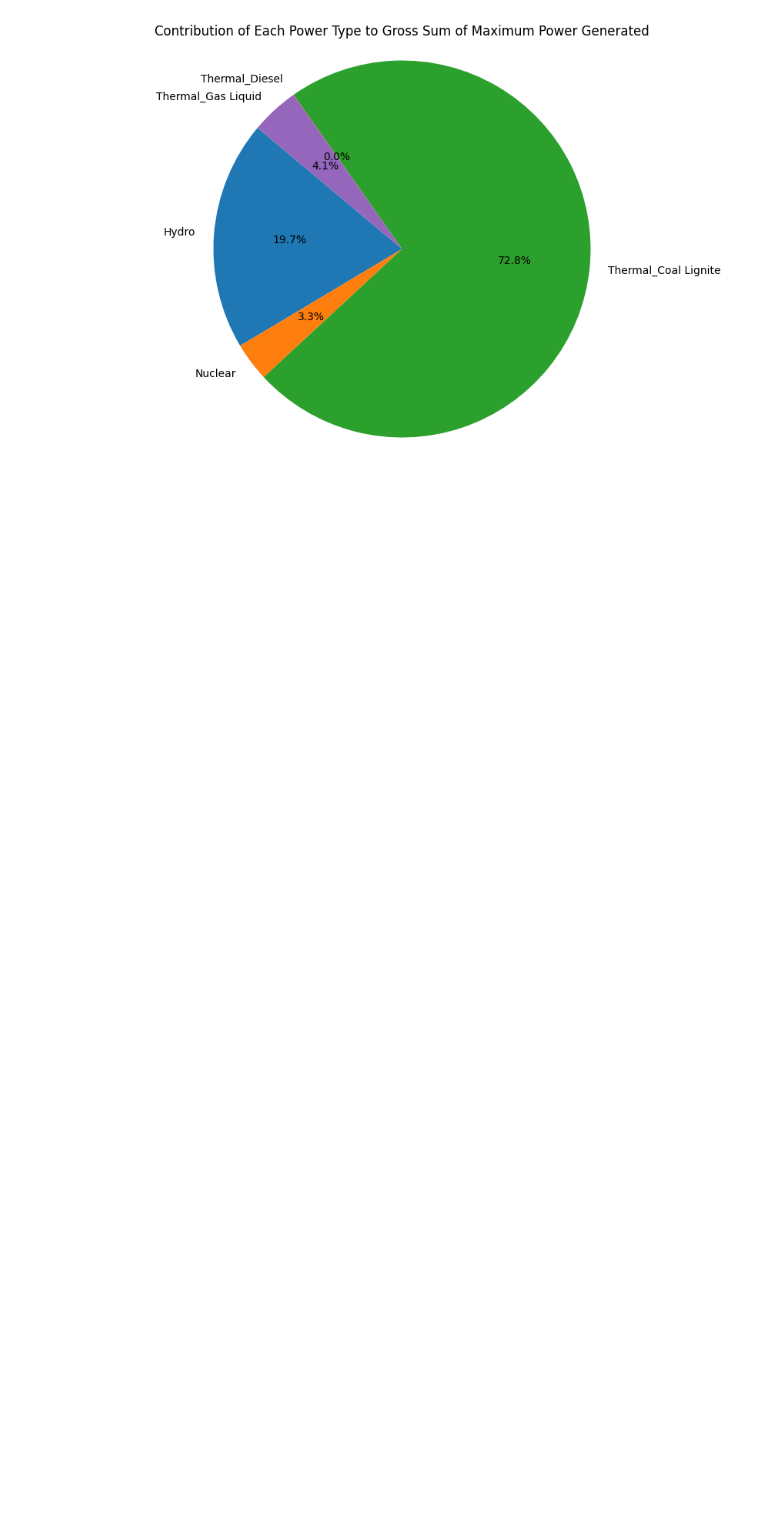
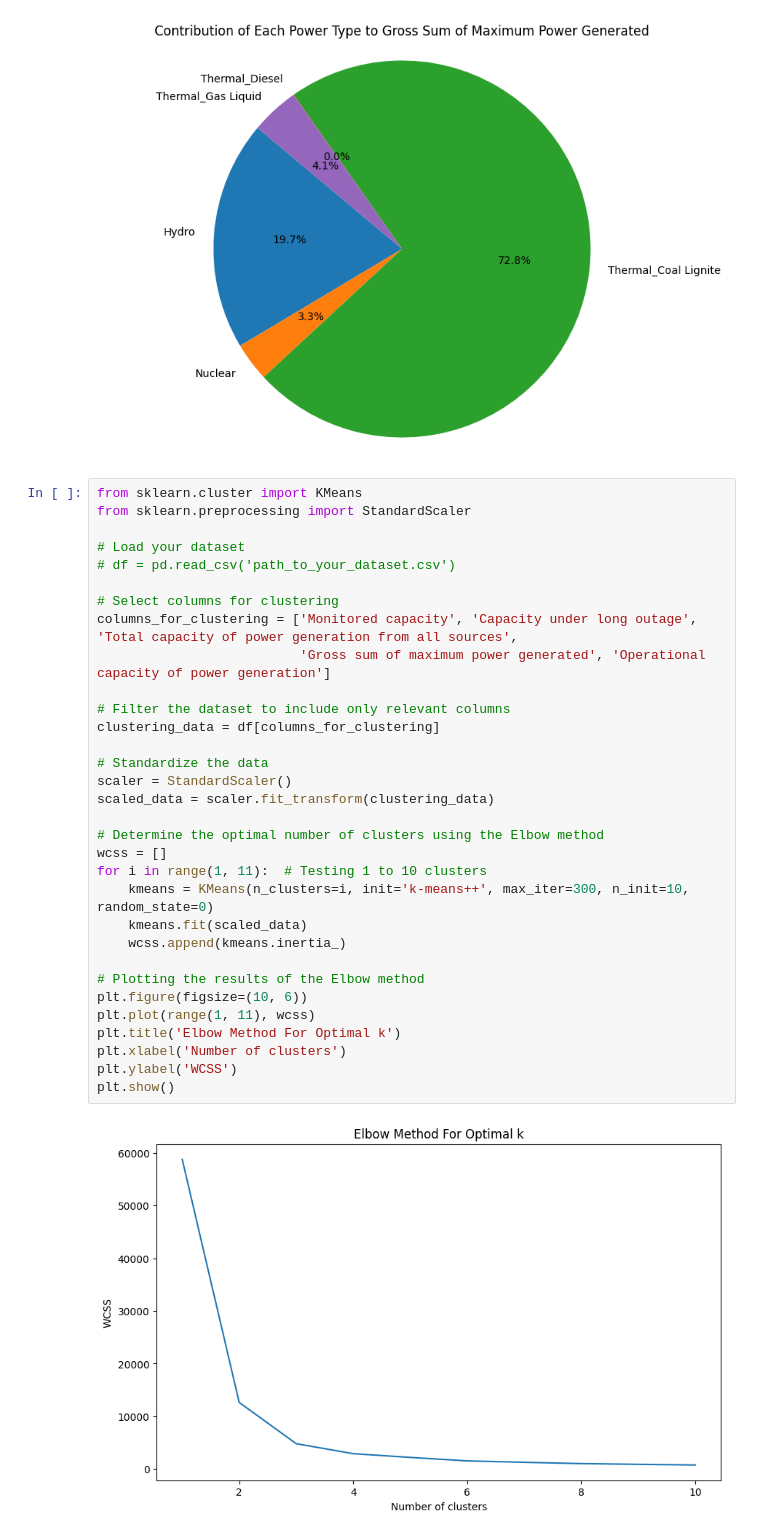
Before and after one commit to paritosh-101/smart_city_project2, a Jupyter notebook: scratch.ipynb, the cells around one changed output. Cells and saved outputs as stored; diff of their text form; blank space fills up the shorter version.

```diff
--- a/scratch.ipynb
+++ b/scratch.ipynb
@@ -539,3 +539,37 @@ plt.axis('equal')  # Equal aspect ratio ensures that pie is drawn as a circle.
 plt.show()
 # %% [output]
 [figure]
+# %%
+from sklearn.cluster import KMeans
+from sklearn.preprocessing import StandardScaler
+
+# Load your dataset
+# df = pd.read_csv('path_to_your_dataset.csv')
+
+# Select columns for clustering
+columns_for_clustering = ['Monitored capacity', 'Capacity under long outage', 'Total capacity of power generation from all sources',
+                          'Gross sum of maximum power generated', 'Operational capacity of power generation']
+
+# Filter the dataset to include only relevant columns
+clustering_data = df[columns_for_clustering]
+
+# Standardize the data
+scaler = StandardScaler()
+scaled_data = scaler.fit_transform(clustering_data)
+
+# Determine the optimal number of clusters using the Elbow method
+wcss = []
+for i in range(1, 11):  # Testing 1 to 10 clusters
+    kmeans = KMeans(n_clusters=i, init='k-means++', max_iter=300, n_init=10, random_state=0)
+    kmeans.fit(scaled_data)
+    wcss.append(kmeans.inertia_)
+
+# Plotting the results of the Elbow method
+plt.figure(figsize=(10, 6))
+plt.plot(range(1, 11), wcss)
+plt.title('Elbow Method For Optimal k')
+plt.xlabel('Number of clusters')
+plt.ylabel('WCSS')
+plt.show()
+# %% [output]
+[figure, added]
```
Also changed, not shown: parts of 7 cells of this notebook, 8 other files.
